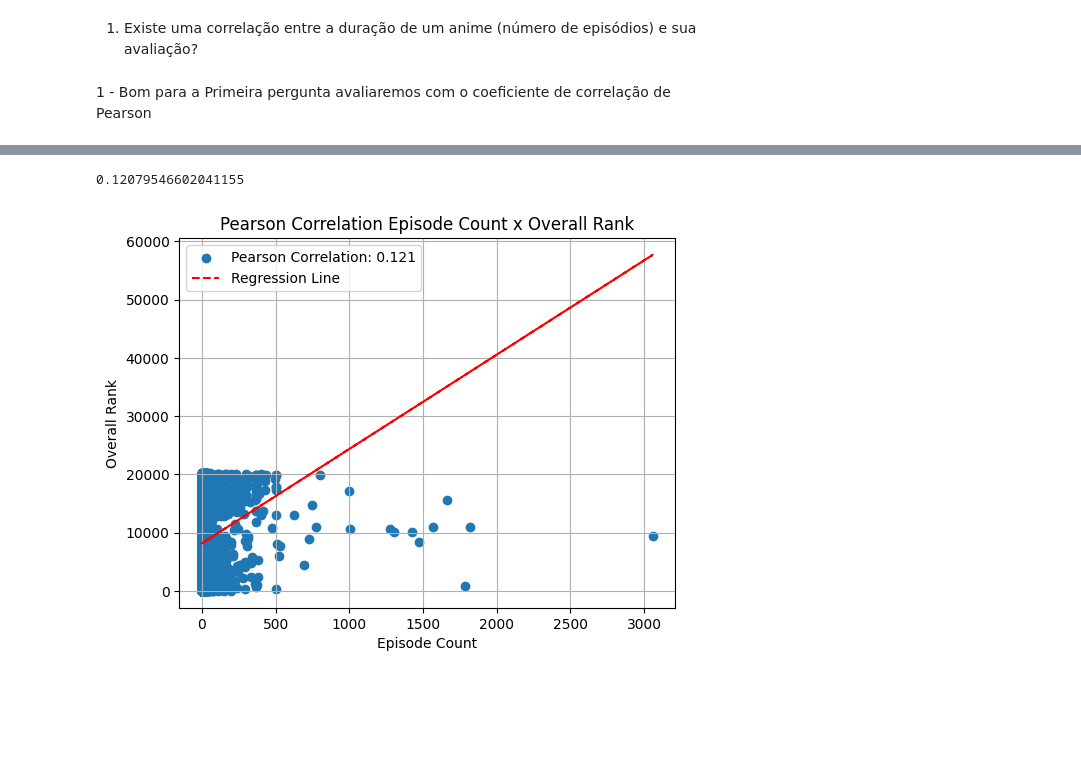
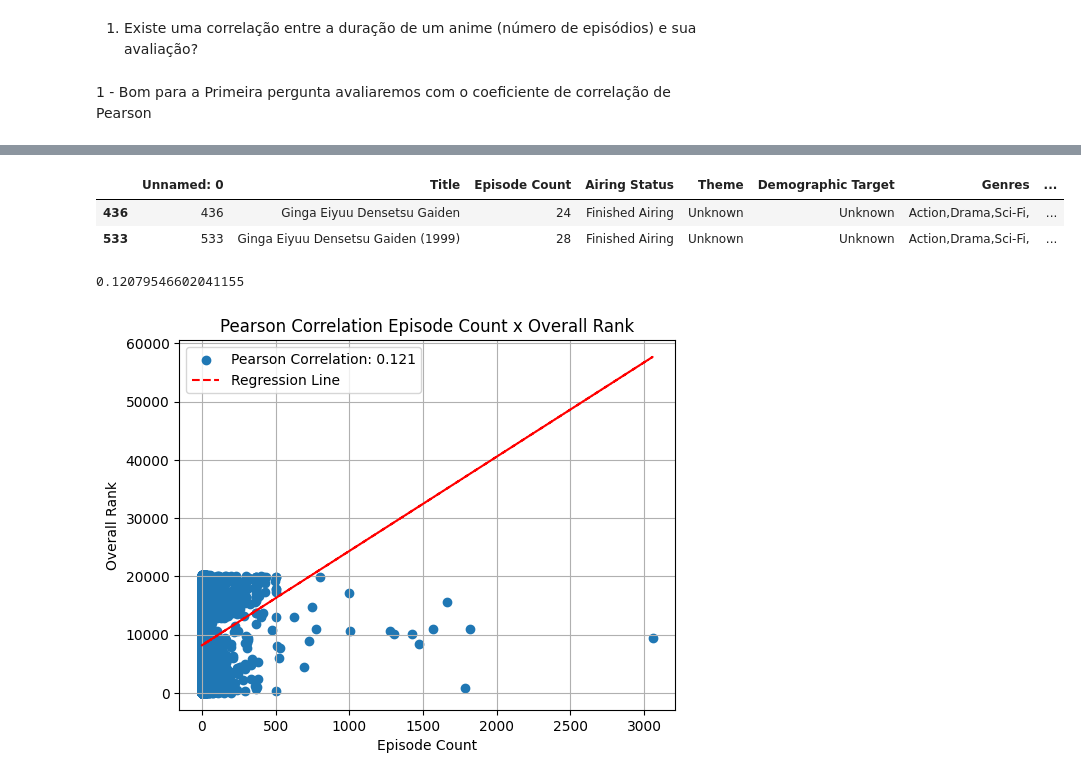
Before and after one commit to Narwick/Data, a Jupyter notebook: my_anime_list_project/data_analysis/data_analysis.ipynb, the cells around one changed output, grey strips where cells are left out. Cells and saved outputs as stored; diff of their text form; code cells hidden in the pictures; blank space fills up the shorter version.

```diff
--- a/my_anime_list_project/data_analysis/data_analysis.ipynb
+++ b/my_anime_list_project/data_analysis/data_analysis.ipynb
@@ -28,6 +28,13 @@ df.head()
 
 series1 = df["Episode Count"]
 series2 = df["Overall Rank"]
+# %%
+resultado = df.loc[df['Production Studio'] == 'K-Factory']
+resultado#['Average User Score'].mean()
+# %% [output]
+|  | Unnamed: 0 | Title | Episode Count | Airing Status | Theme | Demographic Target | Genres | ... |
+| 436 | 436 | Ginga Eiyuu Densetsu Gaiden | 24 | Finished Airing | Unknown | Unknown | Action,Drama,Sci-Fi, | ... |
+| 533 | 533 | Ginga Eiyuu Densetsu Gaiden (1999) | 28 | Finished Airing | Unknown | Unknown | Action,Drama,Sci-Fi, | ... |
 # %%
 # Agora faremos o cálculo
 corr = np.corrcoef(series1,series2)
```
Also changed, not shown: parts of 2 cells of this notebook.
